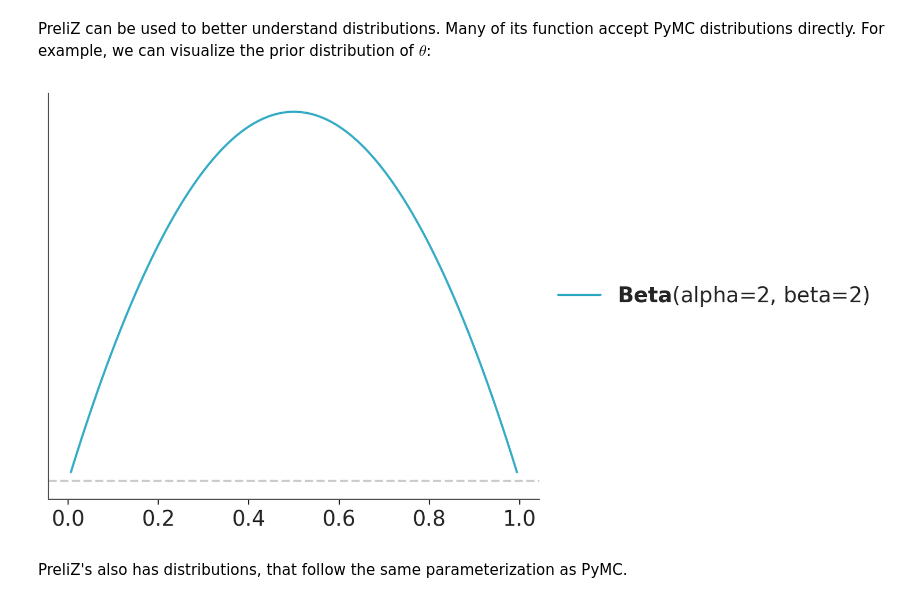
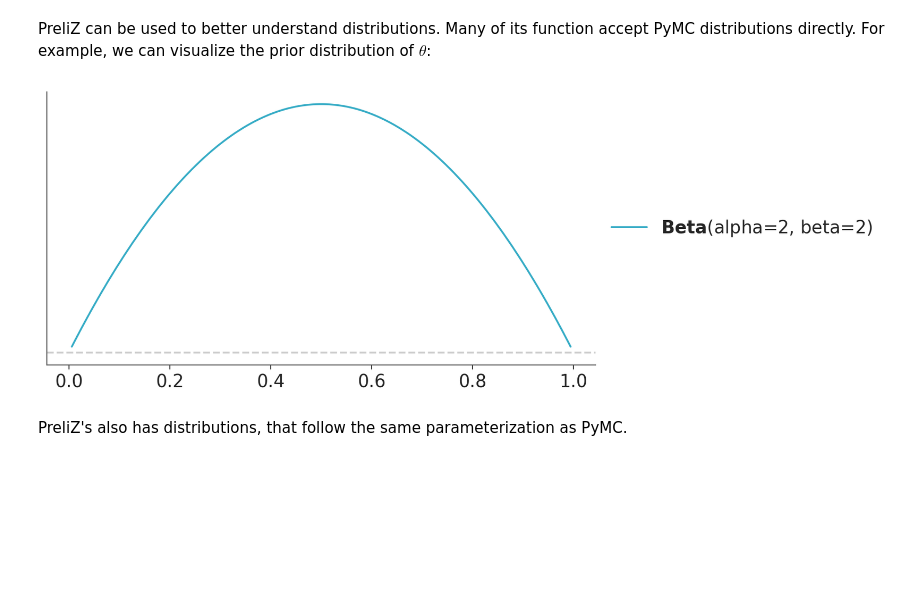
Before and after one commit to avehtari/BDA_course_Aalto, a Jupyter notebook: slides/BDA_lecture_11c.ipynb, the cells around one changed output. Saved outputs shown, nothing was run; the diff lists cells and outputs as text; code cells hidden in the pictures; blank space fills up the shorter version.

```diff
--- a/slides/BDA_lecture_11c.ipynb
+++ b/slides/BDA_lecture_11c.ipynb
@@ -65,9 +66,9 @@ our_first_model.to_graphviz()
 # %% [markdown]
 PreliZ can be used to better understand distributions. Many of its function accept PyMC distributions directly. For example, we can visualize the prior distribution of $\theta$:
 # %%
-pz.plot(θ);
+pz.plot(θ, figsize=(8, 4));
 # %% [output]
-[figure, old version]
+[figure, new version]
 # %% [markdown]
 PreliZ's also has distributions, that follow the same parameterization as PyMC.
 # %%
```
Also changed, not shown: parts of 13 cells of this notebook, 2 other files.
